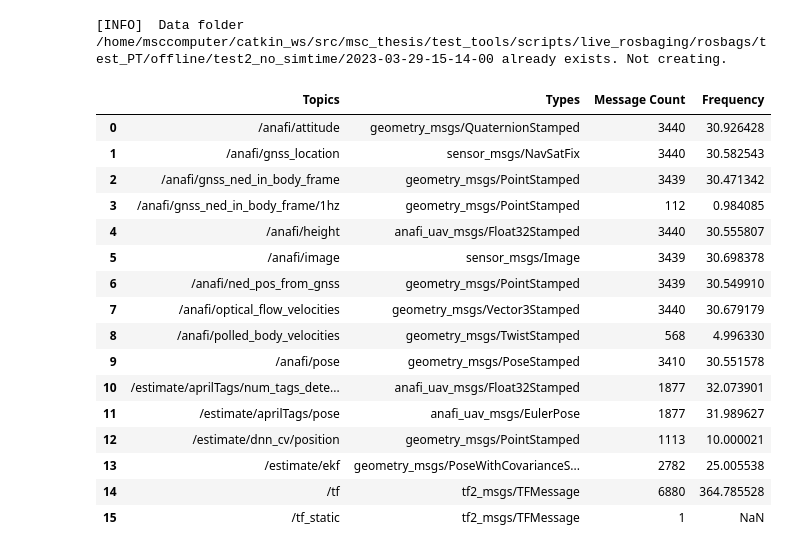
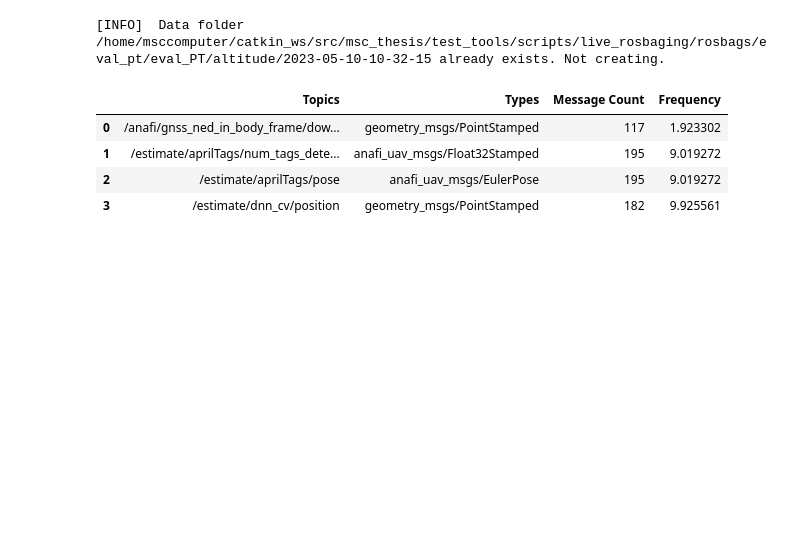
Before and after one commit to simenallum/msc_thesis, a Jupyter notebook: offline_utils/analysis_and_plotting/Platform_tracker/analyse_detection_altitude.ipynb, the cells around one changed output. Saved outputs shown, nothing was run; the diff lists cells and outputs as text; code cells hidden in the pictures; blank space fills up the shorter version.

```diff
--- a/offline_utils/analysis_and_plotting/Platform_tracker/analyse_detection_altitude.ipynb
+++ b/offline_utils/analysis_and_plotting/Platform_tracker/analyse_detection_altitude.ipynb
@@ -159,28 +176,16 @@ DNN_available = True
 GNSS_avaiable = True
 anafi_height_available = False
 # %%
-b = bagreader('/home/msccomputer/catkin_ws/src/msc_thesis/test_tools/scripts/live_rosbaging/rosbags/test_PT/offline/test2_no_simtime/2023-03-29-15-14-00.bag')
+b = bagreader('/home/msccomputer/catkin_ws/src/msc_thesis/test_tools/scripts/live_rosbaging/rosbags/eval_pt/eval_PT/altitude/2023-05-10-10-32-15.bag')
 
 b.topic_table
 # %% [output]
-[INFO]  Data folder /home/msccomputer/catkin_ws/src/msc_thesis/test_tools/scripts/live_rosbaging/rosbags/test_PT/offline/test2_no_simtime/2023-03-29-15-14-00 already exists. Not creating.
+[INFO]  Data folder /home/msccomputer/catkin_ws/src/msc_thesis/test_tools/scripts/live_rosbaging/rosbags/eval_pt/eval_PT/altitude/2023-05-10-10-32-15 already exists. Not creating.
 |  | Topics | Types | Message Count | Frequency |
-| 0 | /anafi/attitude | geometry_msgs/QuaternionStamped | 3440 | 30.926428 |
-| 1 | /anafi/gnss_location | sensor_msgs/NavSatFix | 3440 | 30.582543 |
-| 2 | /anafi/gnss_ned_in_body_frame | geometry_msgs/PointStamped | 3439 | 30.471342 |
-| 3 | /anafi/gnss_ned_in_body_frame/1hz | geometry_msgs/PointStamped | 112 | 0.984085 |
-| 4 | /anafi/height | anafi_uav_msgs/Float32Stamped | 3440 | 30.555807 |
-| 5 | /anafi/image | sensor_msgs/Image | 3439 | 30.698378 |
-| 6 | /anafi/ned_pos_from_gnss | geometry_msgs/PointStamped | 3439 | 30.549910 |
-| 7 | /anafi/optical_flow_velocities | geometry_msgs/Vector3Stamped | 3440 | 30.679179 |
-| 8 | /anafi/polled_body_velocities | geometry_msgs/TwistStamped | 568 | 4.996330 |
-| 9 | /anafi/pose | geometry_msgs/PoseStamped | 3410 | 30.551578 |
-| 10 | /estimate/aprilTags/num_tags_dete... | anafi_uav_msgs/Float32Stamped | 1877 | 32.073901 |
-| 11 | /estimate/aprilTags/pose | anafi_uav_msgs/EulerPose | 1877 | 31.989627 |
-| 12 | /estimate/dnn_cv/position | geometry_msgs/PointStamped | 1113 | 10.000021 |
-| 13 | /estimate/ekf | geometry_msgs/PoseWithCovarianceS... | 2782 | 25.005538 |
-| 14 | /tf | tf2_msgs/TFMessage | 6880 | 364.785528 |
-| 15 | /tf_static | tf2_msgs/TFMessage | 1 | NaN |
+| 0 | /anafi/gnss_ned_in_body_frame/dow... | geometry_msgs/PointStamped | 117 | 1.923302 |
+| 1 | /estimate/aprilTags/num_tags_dete... | anafi_uav_msgs/Float32Stamped | 195 | 9.019272 |
+| 2 | /estimate/aprilTags/pose | anafi_uav_msgs/EulerPose | 195 | 9.019272 |
+| 3 | /estimate/dnn_cv/position | geometry_msgs/PointStamped | 182 | 9.925561 |
 # %%
 if gt_available:
     gt_anafi_pose = b.message_by_topic('/qualisys/Anafi/pose')
```
Also changed, not shown: parts of 4 cells of this notebook, 7 other files.
